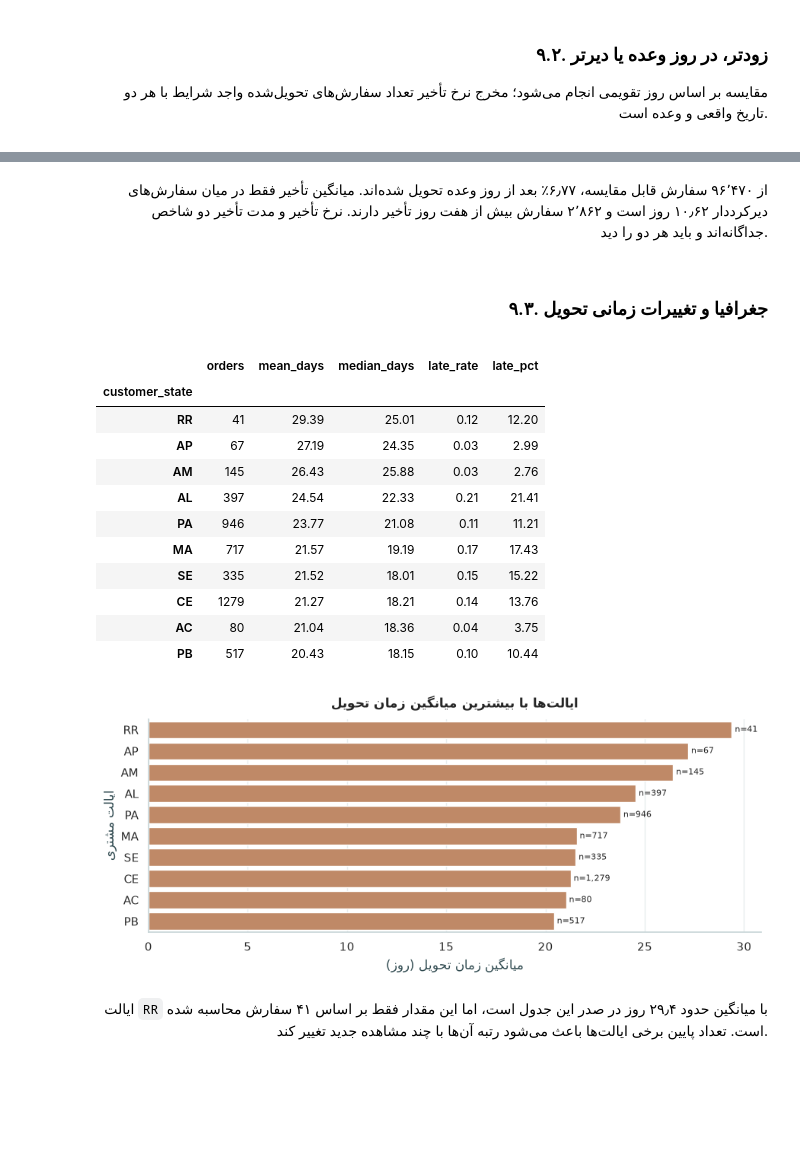
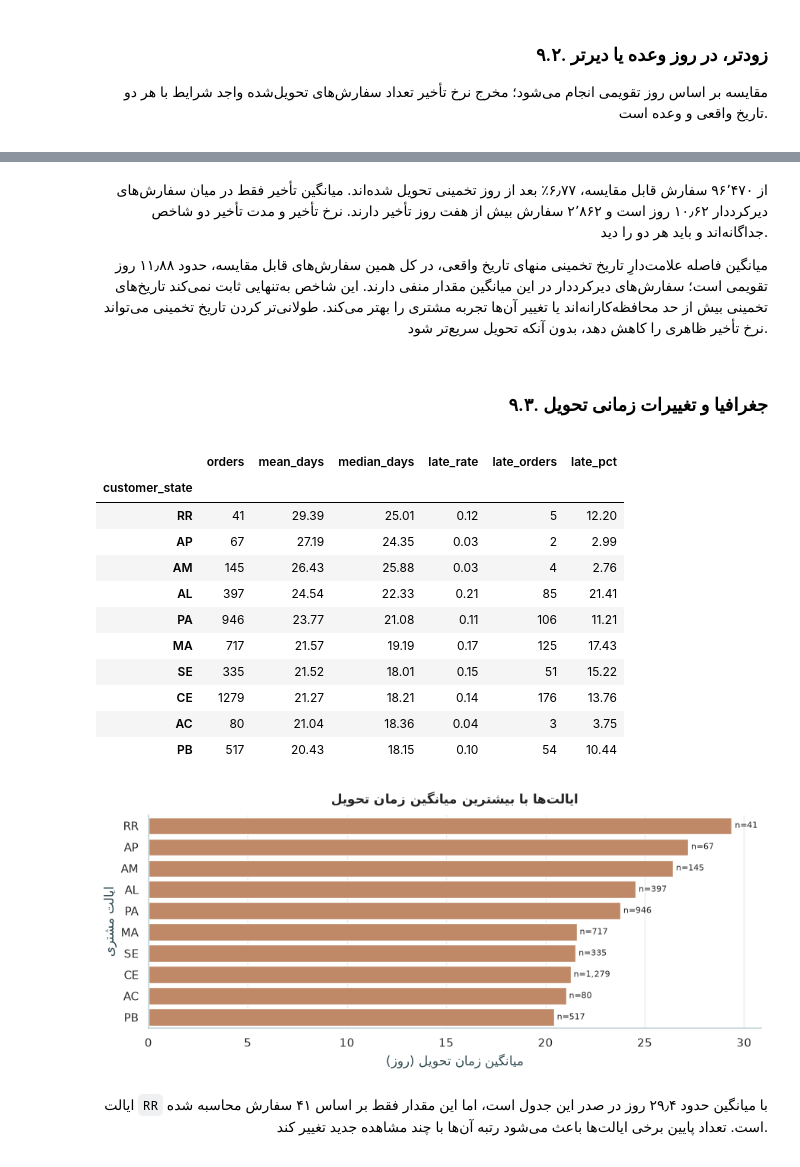
Before and after one commit to arashalidadi/olist-pro, a Jupyter notebook: olist_analysis.ipynb, the cells around one changed output, grey strips where cells are left out. Saved outputs shown, nothing was run; the diff lists cells and outputs as text; code cells hidden in the pictures; blank space fills up the shorter version.

```diff
--- a/olist_analysis.ipynb
+++ b/olist_analysis.ipynb
@@ -107,6 +107,7 @@ python -m pip install jupyter pandas numpy matplotlib "seaborn>=0.13" arabic-res
 from pathlib import Path
 
 import matplotlib
+from matplotlib import ft2font
 import numpy as np
 import pandas as pd
 import matplotlib.pyplot as plt
@@ -119,9 +120,9 @@ from bidi.algorithm import get_display
 
 def fa(text):
     text = str(text)
-    if Version(matplotlib.__version__) >= Version('3.11'):
+    if Version(matplotlib.__version__) >= Version('3.11') and getattr(ft2font, '__libraqm_version__', ''):
         return text
-    return get_display(arabic_reshaper.reshape(text))
+    return '\n'.join(get_display(arabic_reshaper.reshape(line)) for line in text.split('\n'))
 
 
 sns.set_theme(
@@ -1497,7 +1644,9 @@ display(pd.DataFrame({
 # %% [markdown]
 <div dir="rtl" align="right" style="text-align: right;">
 
-از ۹۶٬۴۷۰ سفارش قابل مقایسه، ۶٫۷۷٪ بعد از روز وعده تحویل شده‌اند. میانگین تأخیر فقط در میان سفارش‌های دیرکرددار ۱۰٫۶۲ روز است و ۲٬۸۶۲ سفارش بیش از هفت روز تأخیر دارند. نرخ تأخیر و مدت تأخیر دو شاخص جداگانه‌اند و باید هر دو را دید.
+از ۹۶٬۴۷۰ سفارش قابل مقایسه، ۶٫۷۷٪ بعد از روز تخمینی تحویل شده‌اند. میانگین تأخیر فقط در میان سفارش‌های دیرکرددار ۱۰٫۶۲ روز است و ۲٬۸۶۲ سفارش بیش از هفت روز تأخیر دارند. نرخ تأخیر و مدت تأخیر دو شاخص جداگانه‌اند و باید هر دو را دید.
+
+میانگین فاصله علامت‌دارِ تاریخ تخمینی منهای تاریخ واقعی، در کل همین سفارش‌های قابل مقایسه، حدود ۱۱٫۸۸ روز تقویمی است؛ سفارش‌های دیرکرددار در این میانگین مقدار منفی دارند. این شاخص به‌تنهایی ثابت نمی‌کند تاریخ‌های تخمینی بیش از حد محافظه‌کارانه‌اند یا تغییر آن‌ها تجربه مشتری را بهتر می‌کند. طولانی‌تر کردن تاریخ تخمینی می‌تواند نرخ تأخیر ظاهری را کاهش دهد، بدون آنکه تحویل سریع‌تر شود.
 
 </div>
 # %% [markdown]
@@ -1509,29 +1658,30 @@ display(pd.DataFrame({
 # %%
 state_delivery = (delivery_customers.groupby('customer_state')
                   .agg(orders=('order_id', 'size'), mean_days=('delivery_days', 'mean'),
-                       median_days=('delivery_days', 'median'), late_rate=('is_late', 'mean')))
+                       median_days=('delivery_days', 'median'), late_rate=('is_late', 'mean'),
+                       late_orders=('is_late', 'sum')))
 state_delivery['late_pct'] = state_delivery.late_rate.mul(100)
 top_slowest_states = state_delivery.sort_values('mean_days', ascending=False).head(10)
 display(top_slowest_states)
 fig, ax = plt.subplots(figsize=(9, 4))
 sns.barplot(data=top_slowest_states.reset_index(), x='mean_days', y='customer_state', color='#ce8658', ax=ax)
 for idx, (_, row) in enumerate(top_slowest_states.iterrows()):
     ax.text(row.mean_days + .15, idx, f"n={int(row.orders):,}", va='center', fontsize=8)
 ax.set(title=fa('ایالت‌ها با بیشترین میانگین زمان تحویل'), xlabel=fa('میانگین زمان تحویل (روز)'), ylabel=fa('ایالت مشتری'))
 plt.tight_layout(); plt.show()
 # %% [output]
-|  | orders | mean_days | median_days | late_rate | late_pct |
-| customer_state |  |  |  |  |  |
-| RR | 41 | 29.39 | 25.01 | 0.12 | 12.20 |
-| AP | 67 | 27.19 | 24.35 | 0.03 | 2.99 |
-| AM | 145 | 26.43 | 25.88 | 0.03 | 2.76 |
-| AL | 397 | 24.54 | 22.33 | 0.21 | 21.41 |
-| PA | 946 | 23.77 | 21.08 | 0.11 | 11.21 |
-| MA | 717 | 21.57 | 19.19 | 0.17 | 17.43 |
-| SE | 335 | 21.52 | 18.01 | 0.15 | 15.22 |
-| CE | 1279 | 21.27 | 18.21 | 0.14 | 13.76 |
-| AC | 80 | 21.04 | 18.36 | 0.04 | 3.75 |
-| PB | 517 | 20.43 | 18.15 | 0.10 | 10.44 |
+|  | orders | mean_days | median_days | late_rate | late_orders | late_pct |
+| customer_state |  |  |  |  |  |  |
+| RR | 41 | 29.39 | 25.01 | 0.12 | 5 | 12.20 |
+| AP | 67 | 27.19 | 24.35 | 0.03 | 2 | 2.99 |
+| AM | 145 | 26.43 | 25.88 | 0.03 | 4 | 2.76 |
+| AL | 397 | 24.54 | 22.33 | 0.21 | 85 | 21.41 |
+| PA | 946 | 23.77 | 21.08 | 0.11 | 106 | 11.21 |
+| MA | 717 | 21.57 | 19.19 | 0.17 | 125 | 17.43 |
+| SE | 335 | 21.52 | 18.01 | 0.15 | 51 | 15.22 |
+| CE | 1279 | 21.27 | 18.21 | 0.14 | 176 | 13.76 |
+| AC | 80 | 21.04 | 18.36 | 0.04 | 3 | 3.75 |
+| PB | 517 | 20.43 | 18.15 | 0.10 | 54 | 10.44 |
 [figure]
 # %% [markdown]
 <div dir="rtl" align="right" style="text-align: right;">
```
Also changed, not shown: parts of 23 cells of this notebook, 1 other file.
